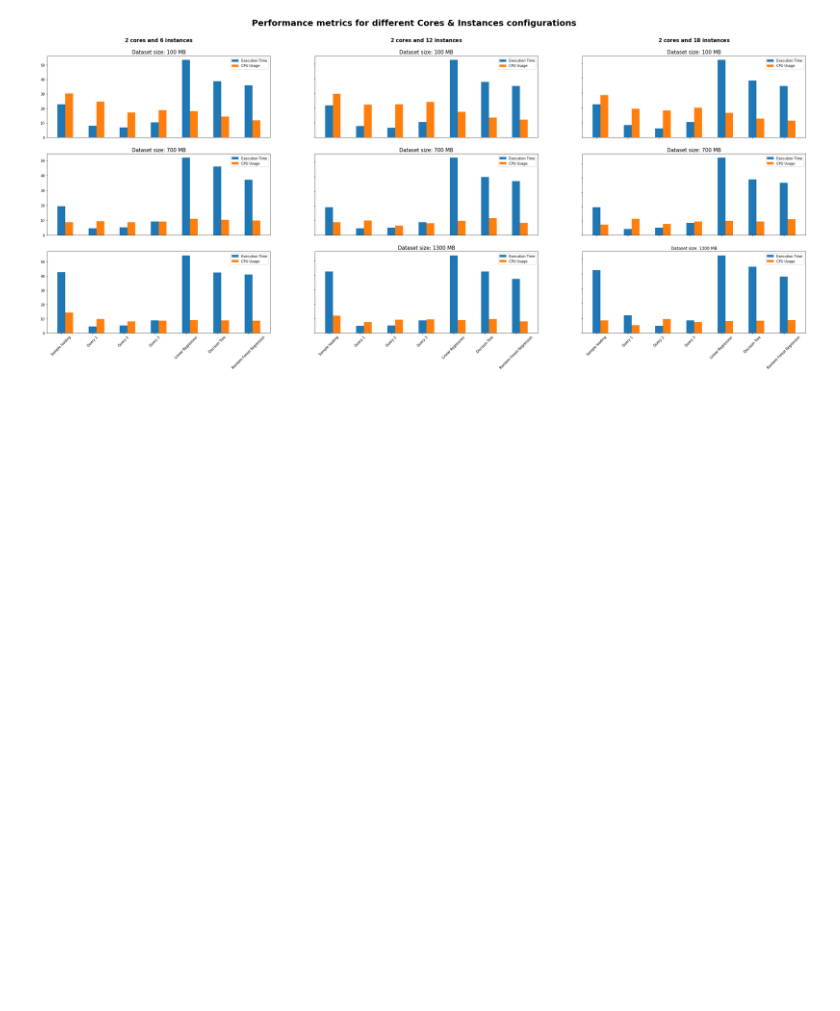
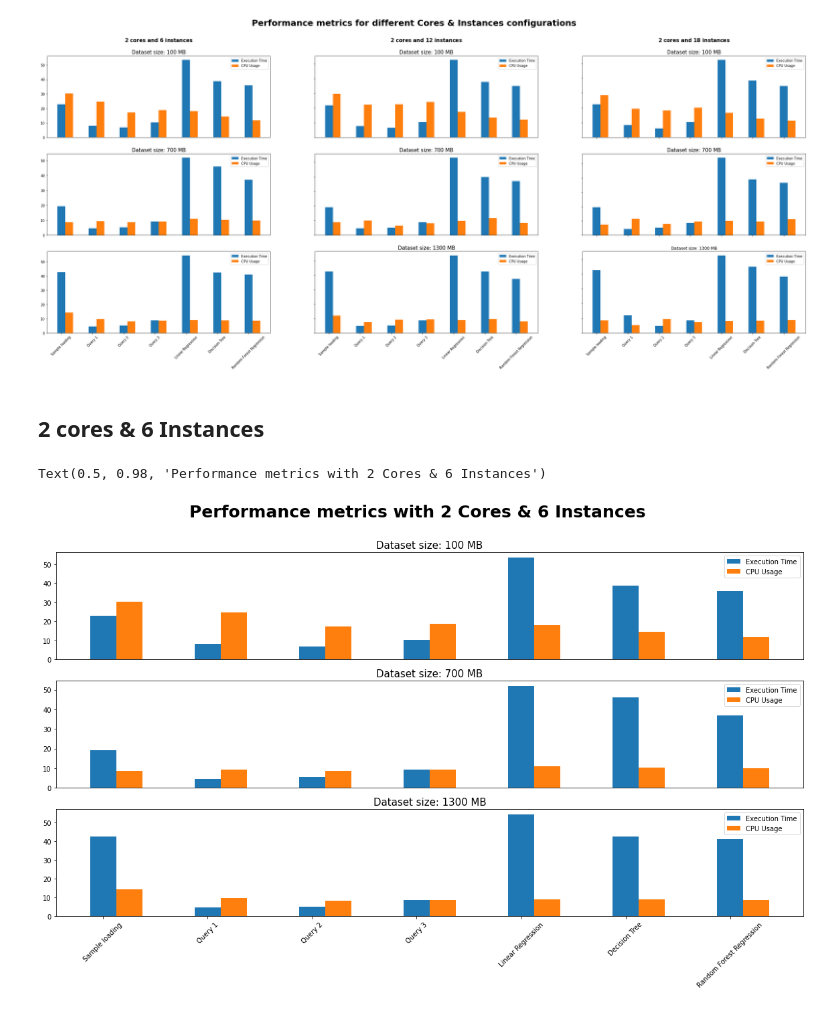
Before and after one commit to LuisPHenriques/EGD_Project, a Jupyter notebook: performance-outputs/performance-plots.ipynb, the cells around one changed output. Cells and saved outputs as stored; diff of their text form; code cells hidden in the pictures; blank space fills up the shorter version.

Commit message:
added individual plots

```diff
--- a/performance-outputs/performance-plots.ipynb
+++ b/performance-outputs/performance-plots.ipynb
@@ -102,3 +106,38 @@ for ax in axs.flat:
 #fig.tight_layout()
 # %% [output]
 [figure]
+# %% [markdown]
+## 2 cores & 6 Instances
+# %%
+# 2 cores & 6 instances
+# Create subplots
+fig, axs = plt.subplots(nrows=3, ncols=1, figsize=(20, 10))
+data1 = df[(df['Cores & Instances'] == '2 cores & 6 instances') & (df['Dataset size'] == 100)].reset_index(drop=True)
+data1['Model_label'] = pd.factorize(data1['Query/Model'])[0]
+data2 = df[(df['Cores & Instances'] == '2 cores & 6 instances') & (df['Dataset size'] == 700)].reset_index(drop=True)
+data2['Model_label'] = pd.factorize(data2['Query/Model'])[0]
+data3 = df[(df['Cores & Instances'] == '2 cores & 6 instances') & (df['Dataset size'] == 1300)].reset_index(drop=True)
+data3['Model_label'] = pd.factorize(data3['Query/Model'])[0]
+# Column 1
+axs[0].bar(data1['Model_label'], data1['Execution Time'],width=0.25, label='Execution Time')
+axs[0].bar(data1['Model_label']+0.25, data1['CPU Usage'],width=0.25, label='CPU Usage')
+axs[0].set_xticks([])
+axs[0].set_title('Dataset size: 100 MB',fontsize=15)
+axs[0].legend()
+# Column 2
+axs[1].bar(data2['Model_label'], data2['Execution Time'],width=0.25, label='Execution Time')
+axs[1].bar(data2['Model_label']+0.25, data2['CPU Usage'],width=0.25, label='CPU Usage')
+axs[1].set_xticks([])
+axs[1].set_title('Dataset size: 700 MB', fontsize=15)
+axs[1].legend()
+# Coumn 3
+axs[2].bar(data3['Model_label'], data3['Execution Time'],width=0.25, label='Execution Time')
+axs[2].bar(data3['Model_label']+0.25, data3['CPU Usage'],width=0.25, label='CPU Usage')
+axs[2].set_xticks(range(len(data3)))
+axs[2].set_xticklabels(data3['Query/Model'].values, rotation=45)
+axs[2].set_title('Dataset size: 1300 MB', fontsize=15)
+axs[2].legend()
+fig.suptitle('Performance metrics with 2 Cores & 6 Instances', fontsize=25,fontweight="bold")
+# %% [output]
+Text(0.5, 0.98, 'Performance metrics with 2 Cores & 6 Instances')
+[figure, added]
```
Also changed, not shown: parts of 6 cells of this notebook.
